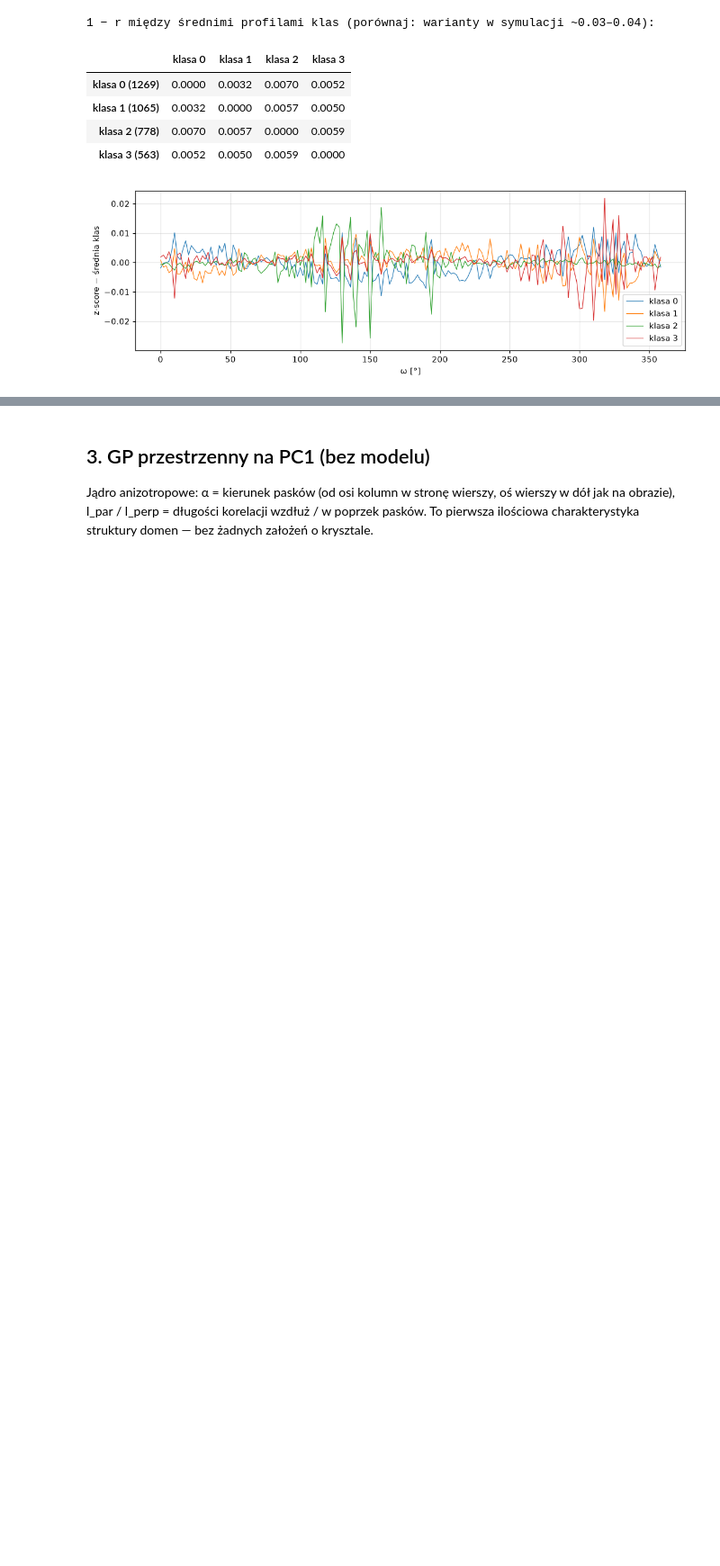
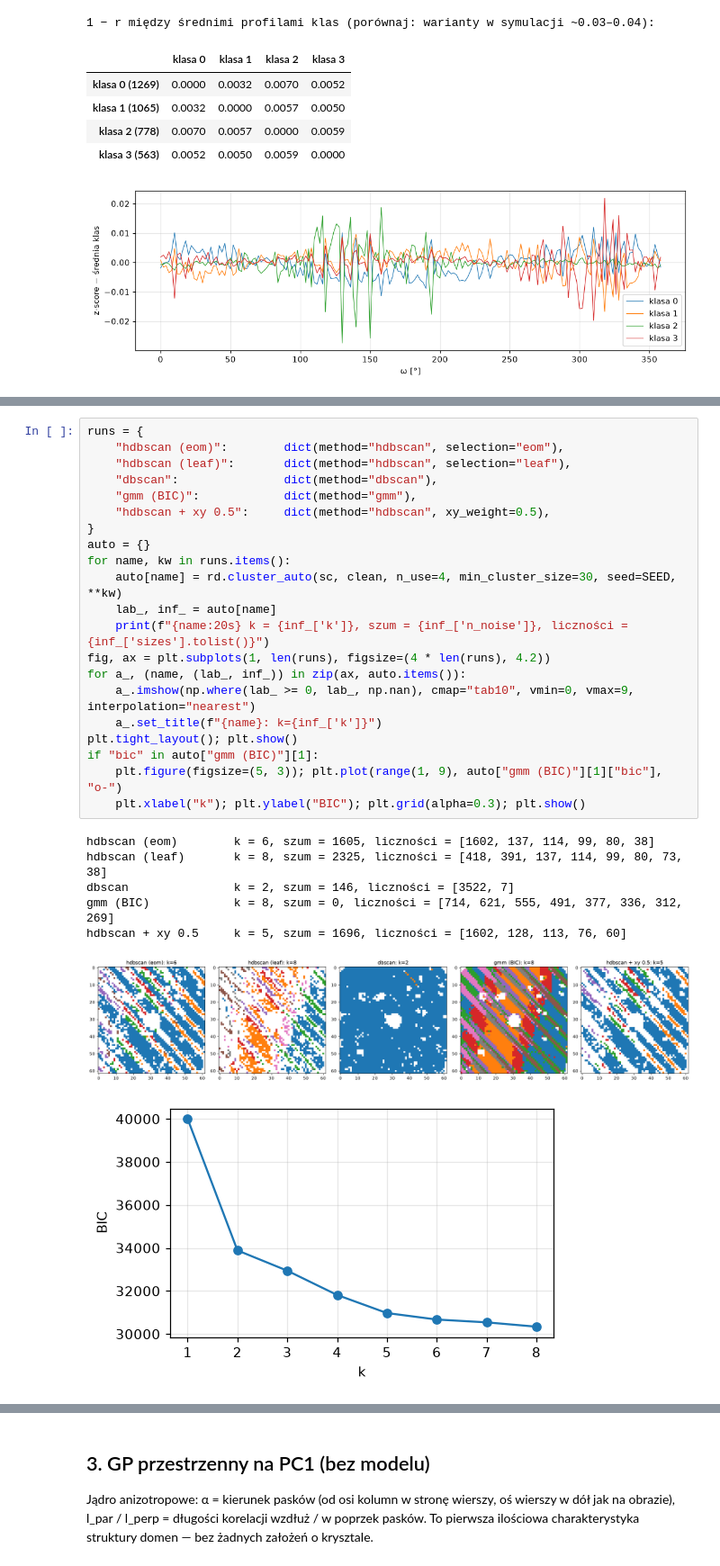
Before and after one commit to GP-for-crystalography/gaussian, a Jupyter notebook: gp_learning/real_data.ipynb, the cells around one changed output, grey strips where cells are left out. Shown at 90% size. Cells and saved outputs as stored; diff of their text form; blank space fills up the shorter version.

```diff
--- a/gp_learning/real_data.ipynb
+++ b/gp_learning/real_data.ipynb
@@ -128,0 +138,29 @@ plt.show()
+# %%
+runs = {
+    "hdbscan (eom)":        dict(method="hdbscan", selection="eom"),
+    "hdbscan (leaf)":       dict(method="hdbscan", selection="leaf"),
+    "dbscan":               dict(method="dbscan"),
+    "gmm (BIC)":            dict(method="gmm"),
+    "hdbscan + xy 0.5":     dict(method="hdbscan", xy_weight=0.5),
+}
+auto = {}
+for name, kw in runs.items():
+    auto[name] = rd.cluster_auto(sc, clean, n_use=4, min_cluster_size=30, seed=SEED, **kw)
+    lab_, inf_ = auto[name]
+    print(f"{name:20s} k = {inf_['k']}, szum = {inf_['n_noise']}, liczności = {inf_['sizes'].tolist()}")
+fig, ax = plt.subplots(1, len(runs), figsize=(4 * len(runs), 4.2))
+for a_, (name, (lab_, inf_)) in zip(ax, auto.items()):
+    a_.imshow(np.where(lab_ >= 0, lab_, np.nan), cmap="tab10", vmin=0, vmax=9, interpolation="nearest")
+    a_.set_title(f"{name}: k={inf_['k']}")
+plt.tight_layout(); plt.show()
+if "bic" in auto["gmm (BIC)"][1]:
+    plt.figure(figsize=(5, 3)); plt.plot(range(1, 9), auto["gmm (BIC)"][1]["bic"], "o-")
+    plt.xlabel("k"); plt.ylabel("BIC"); plt.grid(alpha=0.3); plt.show()
+# %% [output]
+hdbscan (eom)        k = 6, szum = 1605, liczności = [1602, 137, 114, 99, 80, 38]
+hdbscan (leaf)       k = 8, szum = 2325, liczności = [418, 391, 137, 114, 99, 80, 73, 38]
+dbscan               k = 2, szum = 146, liczności = [3522, 7]
+gmm (BIC)            k = 8, szum = 0, liczności = [714, 621, 555, 491, 377, 336, 312, 269]
+hdbscan + xy 0.5     k = 5, szum = 1696, liczności = [1602, 128, 113, 76, 60]
+[figure, added]
+[figure, added]
```
Also changed, not shown: parts of 33 cells of this notebook, 3 other files.
